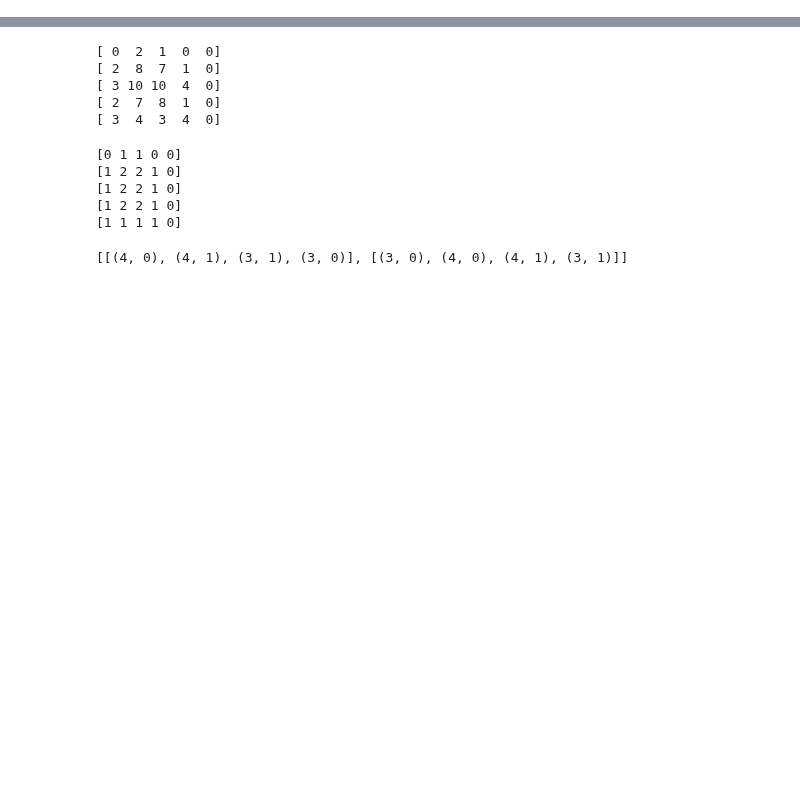
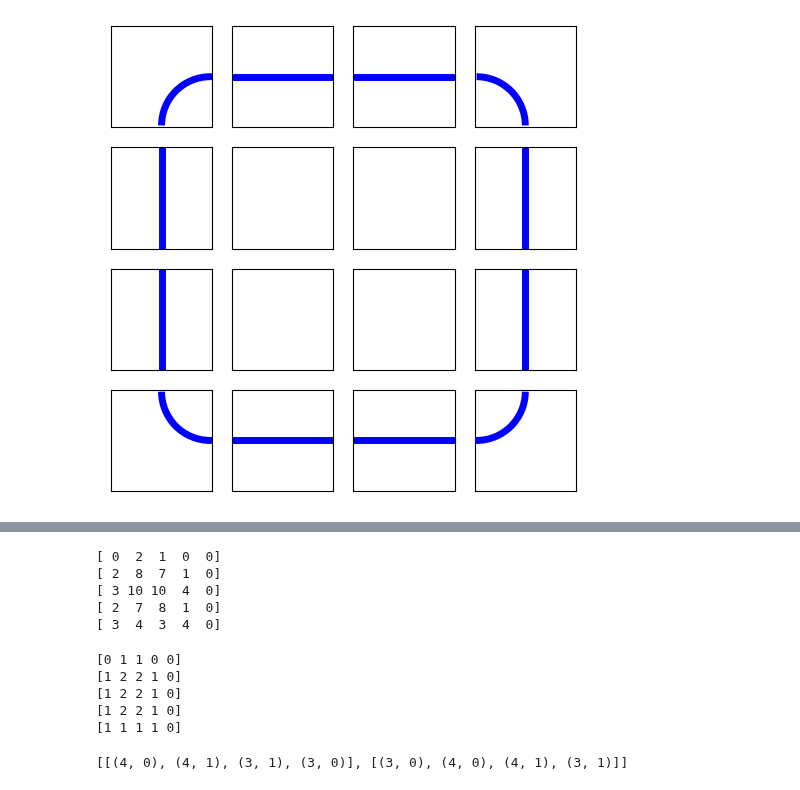
Before and after one commit to andrew-tawfeek/knot_mosaics, a Jupyter notebook: strandOf-hyperbolic.ipynb, the cells around one changed output, grey strips where cells are left out. Drawn from its saved outputs; the diff is of its cells as text; code cells hidden in the pictures; blank space fills up the shorter version.

```diff
--- a/strandOf-hyperbolic.ipynb
+++ b/strandOf-hyperbolic.ipynb
@@ -1,5 +1,10 @@
 # %%
 load("wild_mosaics.py")
+# %%
+random_mosaic(4, suitably_connected = True, num_components = 1).show()
+#M.show(10)
+# %% [output]
+[figure, added]
 # %%
 # mosaic = random_mosaic(dimension = 6, num_crossings=5); mosaic.show()
 mosaic = Mosaic([[0,2,1,0,0],[2,8,7,1,0],[3,10,10,4,0],[2,7,8,1,0],[3,4,3,4,0]]);
```
Also changed, not shown: parts of 15 cells of this notebook, 1 other file.
